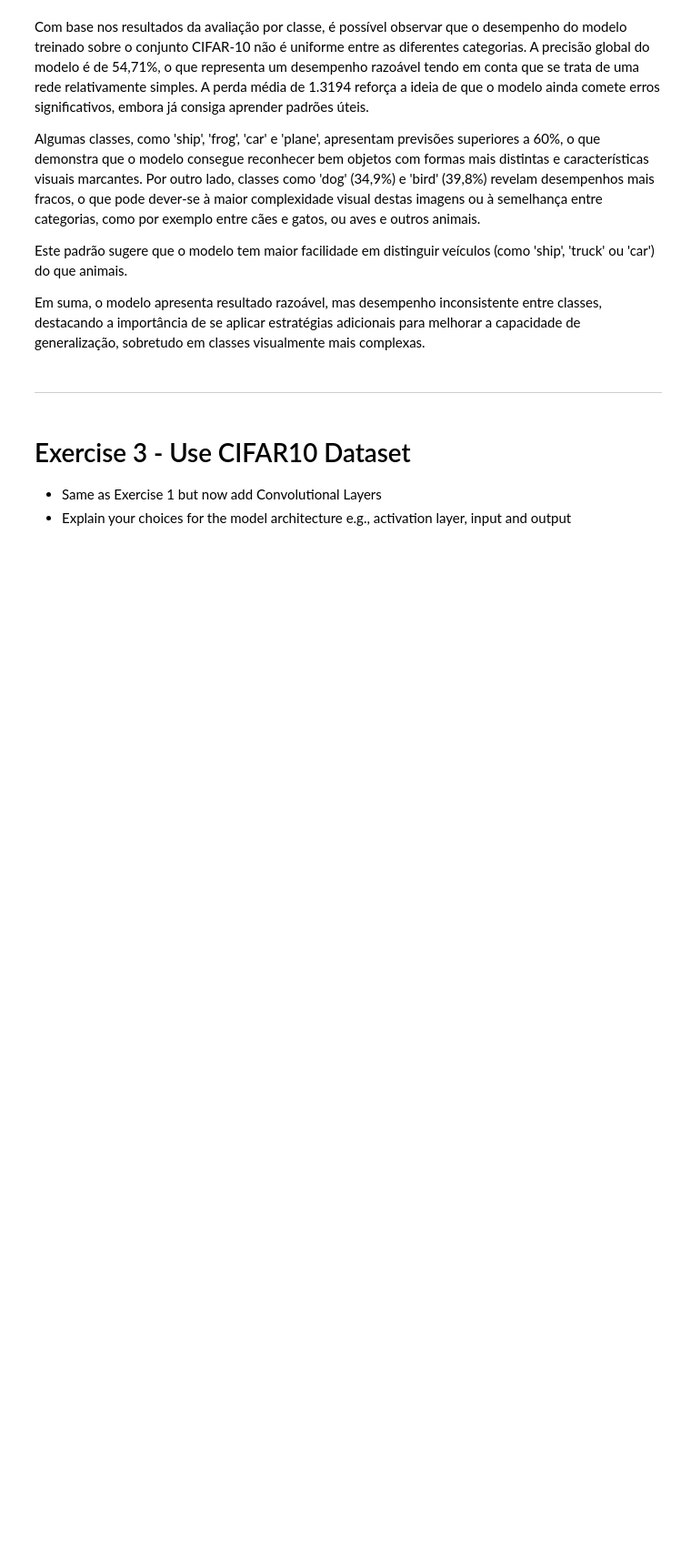
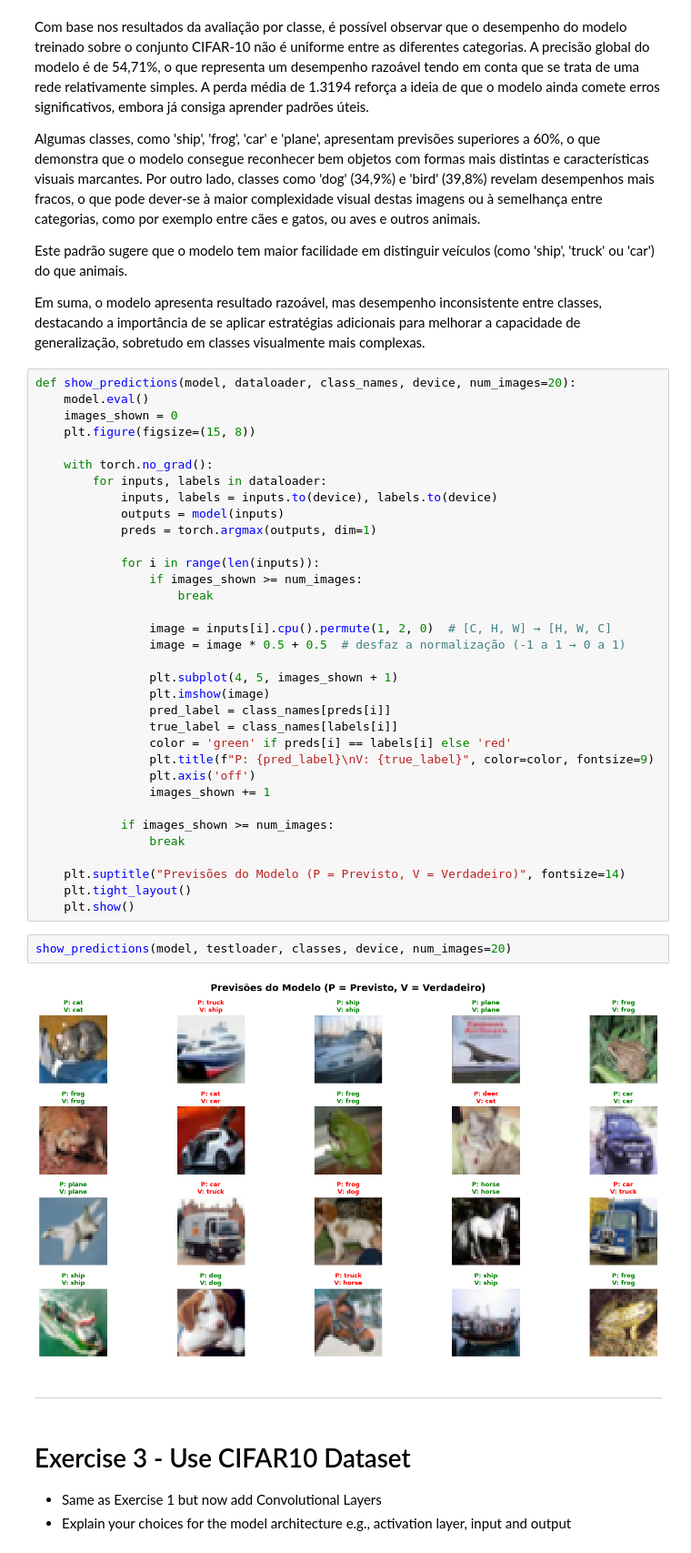
Before and after one commit to pereiranuno/deep_learning, a Jupyter notebook: Deep_Learning_Project-Student.ipynb, the cells around one changed output. Shown: that part at 91% size. Drawn from its saved outputs; the diff is of its cells as text; blank space fills up the shorter version.

```diff
--- a/Deep_Learning_Project-Student.ipynb
+++ b/Deep_Learning_Project-Student.ipynb
@@ -411,6 +413,44 @@ Algumas classes, como 'ship', 'frog', 'car' e 'plane', apresentam previsões sup
 Este padrão sugere que o modelo tem maior facilidade em distinguir veículos (como 'ship', 'truck' ou 'car') do que animais.
 
 Em suma, o modelo apresenta resultado razoável, mas desempenho inconsistente entre classes, destacando a importância de se aplicar estratégias adicionais para melhorar a capacidade de generalização, sobretudo em classes visualmente mais complexas.
+# %%
+def show_predictions(model, dataloader, class_names, device, num_images=20):
+    model.eval()
+    images_shown = 0
+    plt.figure(figsize=(15, 8))
+
+    with torch.no_grad():
+        for inputs, labels in dataloader:
+            inputs, labels = inputs.to(device), labels.to(device)
+            outputs = model(inputs)
+            preds = torch.argmax(outputs, dim=1)
+
+            for i in range(len(inputs)):
+                if images_shown >= num_images:
+                    break
+
+                image = inputs[i].cpu().permute(1, 2, 0)  # [C, H, W] → [H, W, C]
+                image = image * 0.5 + 0.5  # desfaz a normalização (-1 a 1 → 0 a 1)
+
+                plt.subplot(4, 5, images_shown + 1)
+                plt.imshow(image)
+                pred_label = class_names[preds[i]]
+                true_label = class_names[labels[i]]
+                color = 'green' if preds[i] == labels[i] else 'red'
+                plt.title(f"P: {pred_label}\nV: {true_label}", color=color, fontsize=9)
+                plt.axis('off')
+                images_shown += 1
+
+            if images_shown >= num_images:
+                break
+
+    plt.suptitle("Previsões do Modelo (P = Previsto, V = Verdadeiro)", fontsize=14)
+    plt.tight_layout()
+    plt.show()
+# %%
+show_predictions(model, testloader, classes, device, num_images=20)
+# %% [output]
+[figure, added]
 # %% [markdown]
 ---
 # %% [markdown]
```
Also changed, not shown: parts of 4 cells of this notebook.
